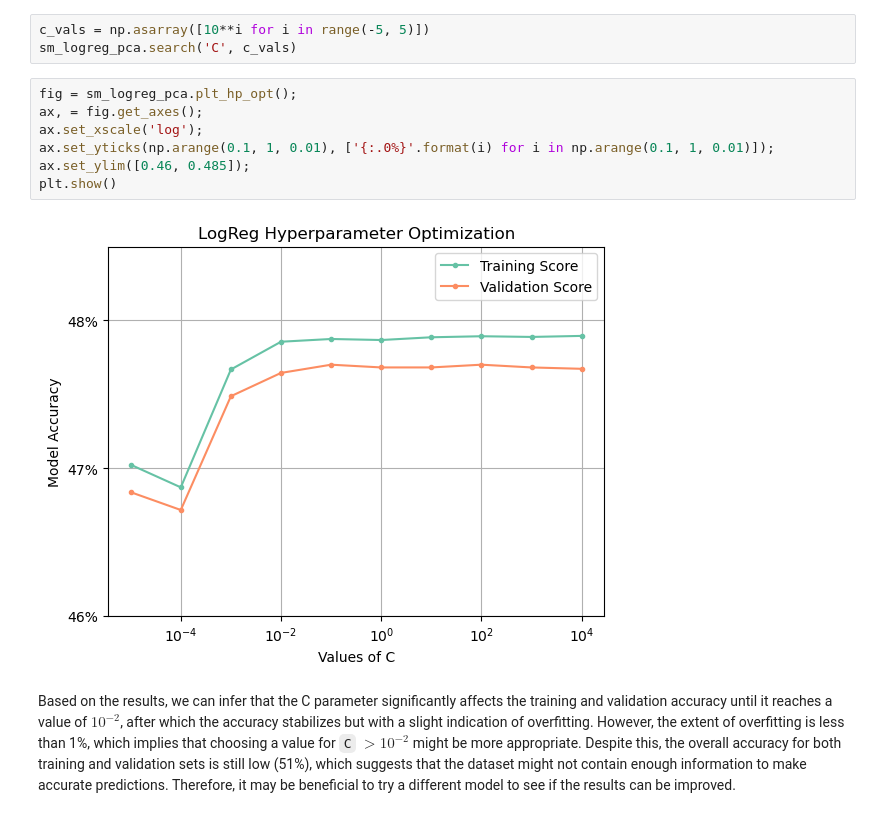
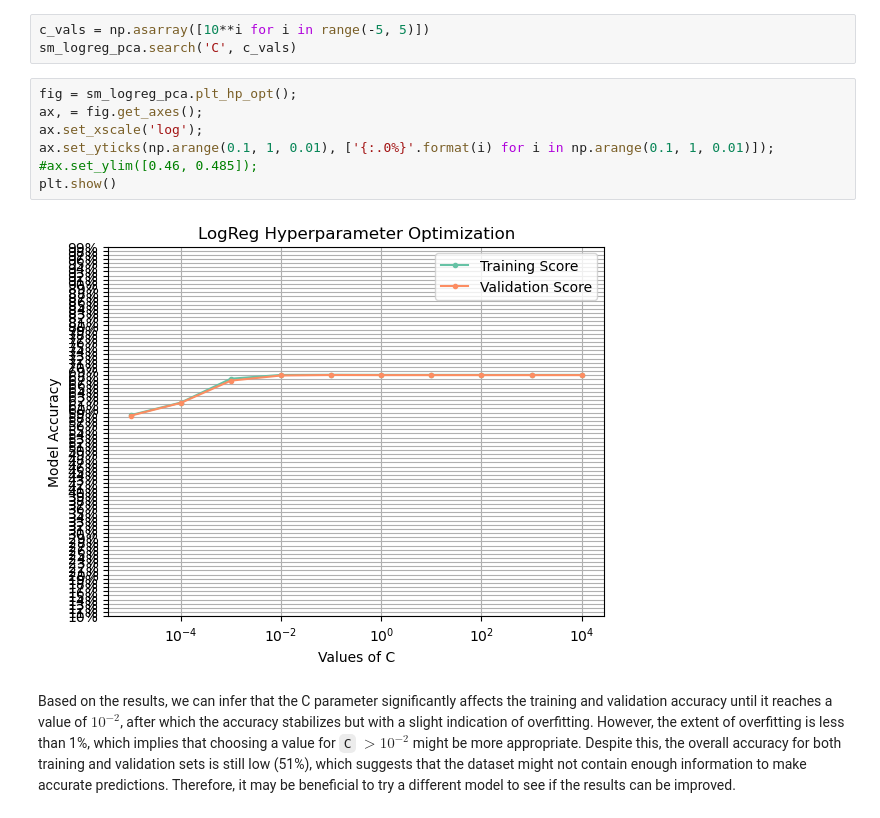
Before and after one commit to yokudake/ProfessorPowerIndex, a Jupyter notebook: Notebooks, Data and Outputs/Notebook 4 Initial Modeling Assessment.ipynb, the cells around one changed output. Saved outputs shown, nothing was run; the diff lists cells and outputs as text.

```diff
--- a/Notebooks, Data and Outputs/Notebook 4 Initial Modeling Assessment.ipynb
+++ b/Notebooks, Data and Outputs/Notebook 4 Initial Modeling Assessment.ipynb
@@ -580,12 +580,12 @@ sm_logreg_pca.search('C', c_vals)
 # %%
 fig = sm_logreg_pca.plt_hp_opt();
 ax, = fig.get_axes();
 ax.set_xscale('log');
 ax.set_yticks(np.arange(0.1, 1, 0.01), ['{:.0%}'.format(i) for i in np.arange(0.1, 1, 0.01)]);
-ax.set_ylim([0.46, 0.485]);
+#ax.set_ylim([0.46, 0.485]);
 plt.show()
 # %% [output]
-[figure, old version]
+[figure, new version]
 # %% [markdown]
 Based on the results, we can infer that the C parameter significantly affects the training and validation accuracy until it reaches a value of $10^{-2}$, after which the accuracy stabilizes but with a slight indication of overfitting. However, the extent of overfitting is less than 1%, which implies that choosing a value for `C` $> 10^{-2}$ might be more appropriate. Despite this, the overall accuracy for both training and validation sets is still low (51%), which suggests that the dataset might not contain enough information to make accurate predictions. Therefore, it may be beneficial to try a different model to see if the results can be improved.
 # %% [markdown]
```
Also changed, not shown: parts of 7 cells of this notebook, 3 other files.
